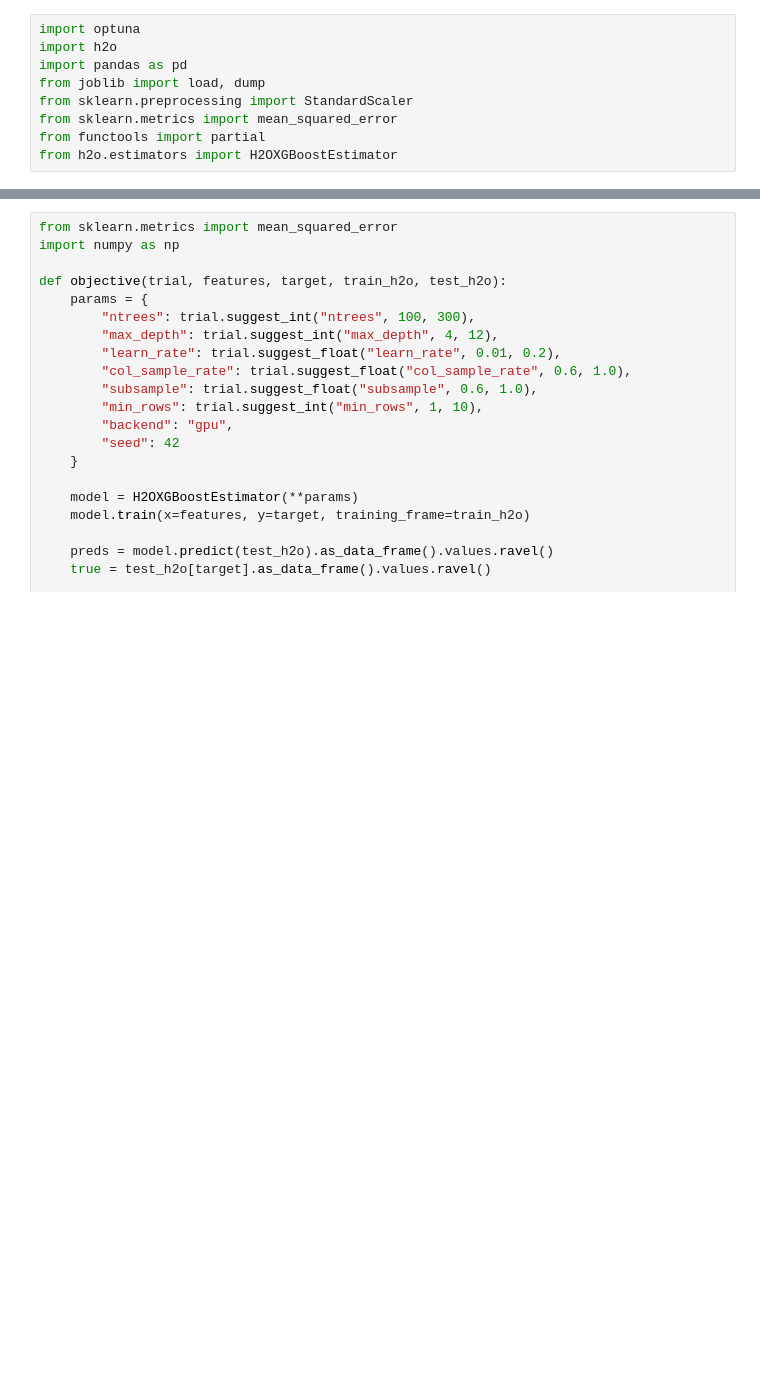
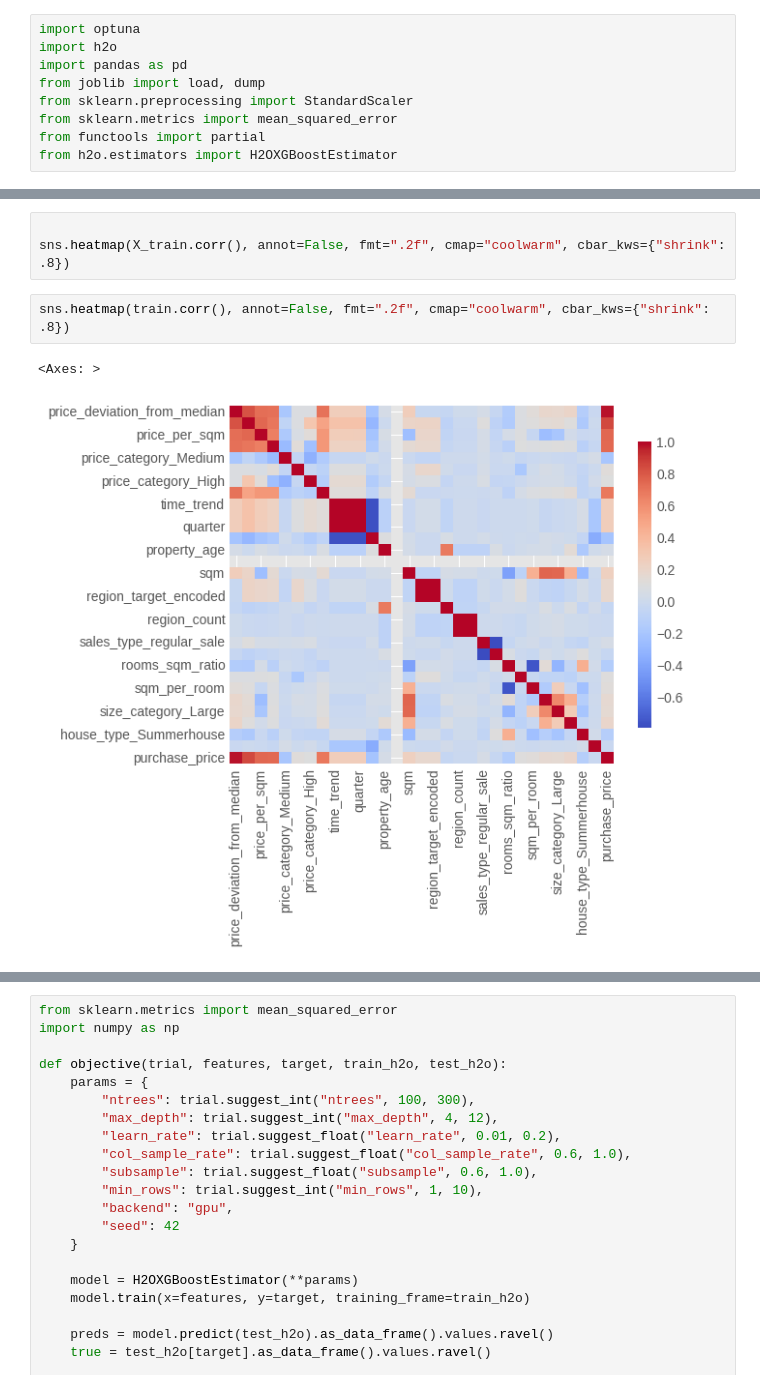
Before and after one commit to R0SEWT/Denmark-HousePrices-Analysis, a Jupyter notebook: notebooks/04_modelado_supervisado.ipynb, the cells around one changed output, grey strips where cells are left out. Saved outputs shown, nothing was run; the diff lists cells and outputs as text; blank space fills up the shorter version.

```diff
--- a/notebooks/04_modelado_supervisado.ipynb
+++ b/notebooks/04_modelado_supervisado.ipynb
@@ -216,0 +246,8 @@ X_train, X_test, y_train, y_test, features, scaler = load_scaled_data(target=TAR
+# %%
+
+sns.heatmap(X_train.corr(), annot=False, fmt=".2f", cmap="coolwarm", cbar_kws={"shrink": .8})
+# %%
+sns.heatmap(train.corr(), annot=False, fmt=".2f", cmap="coolwarm", cbar_kws={"shrink": .8})
+# %% [output]
+<Axes: >
+[figure, added]
```
Also changed, not shown: parts of 17 cells of this notebook, 2 other files.
